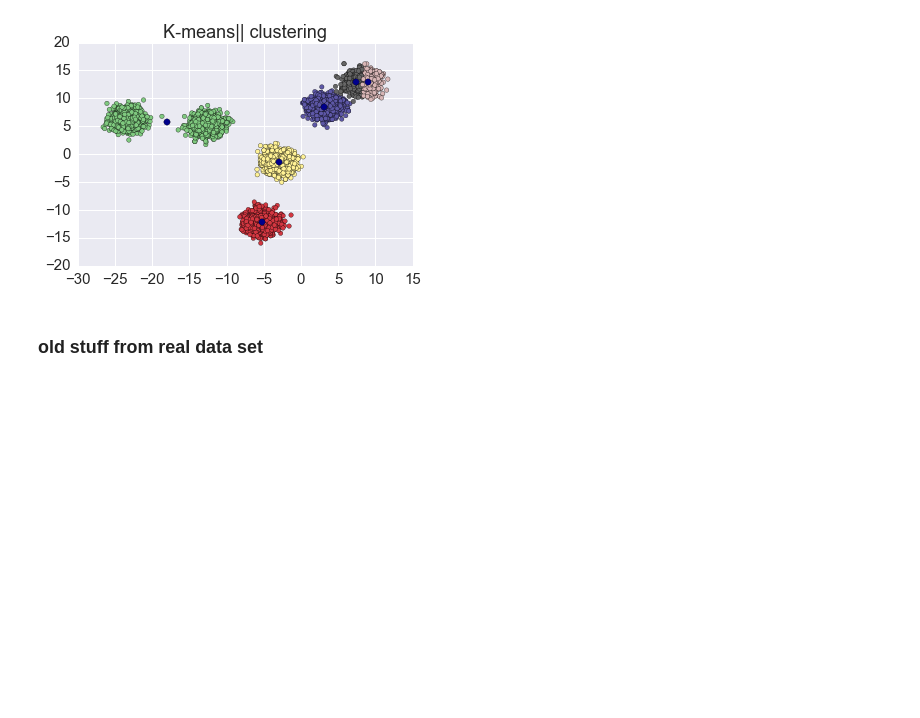
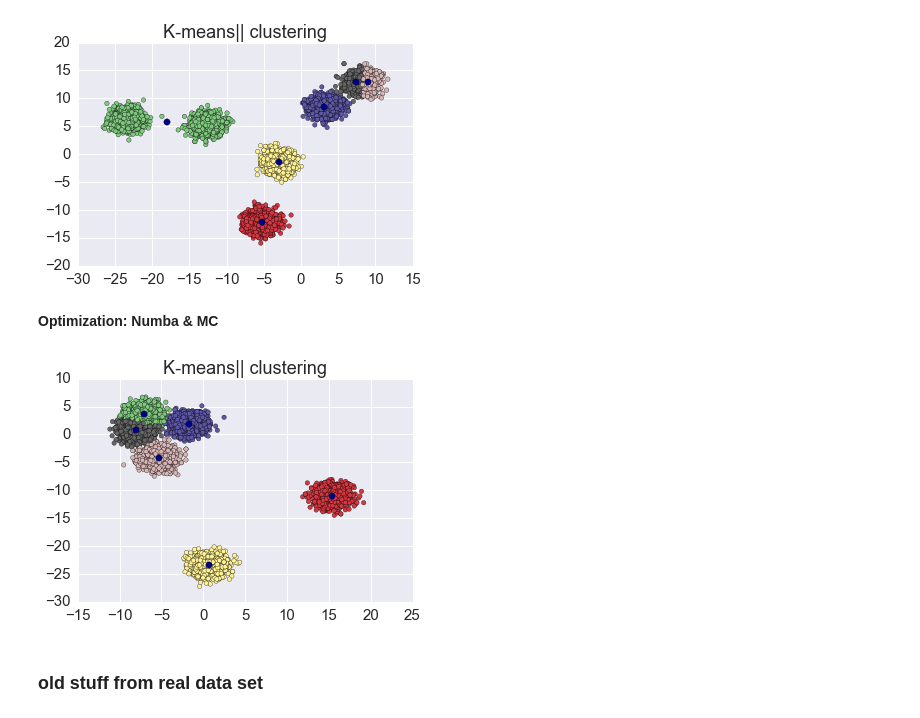
Before and after one commit to jeromemassot/Kmeans_Parallel, a Jupyter notebook: Results.ipynb, the cells around one changed output. Drawn from its saved outputs; the diff is of its cells as text; code cells hidden in the pictures; blank space fills up the shorter version.

```diff
--- a/Results.ipynb
+++ b/Results.ipynb
@@ -89,6 +110,22 @@ plt.title("K-means|| clustering")
 pass
 # %% [output]
 [figure]
+# %% [markdown]
+**Optimization: Numba & MC**
+# %%
+sim_numba=kmeans_Numba_revised.kmeans(sim_data_k6, kmeans_Numba_revised.kmeansparallel(sim_data_k6, k, l, d, r), k, d)
+# %%
+numba_x= sim_numba[0][:,0]
+numba_y= sim_numba[0][:,1]
+numba_labels= sim_numba[1]
+# %%
+plt.figure()
+plt.scatter(sim_data_k6[:,0], sim_data_k6[:,1], c=mc_numba_labels, cmap='Accent')
+plt.scatter(numba_x, numba_y, s=40, marker="o", c="darkblue")
+plt.title("K-means|| clustering")
+pass
+# %% [output]
+[figure, added]
 # %% [markdown]
 ### old stuff from real data set
 # %%
```
Also changed, not shown: parts of 8 cells of this notebook, 2 other files.
